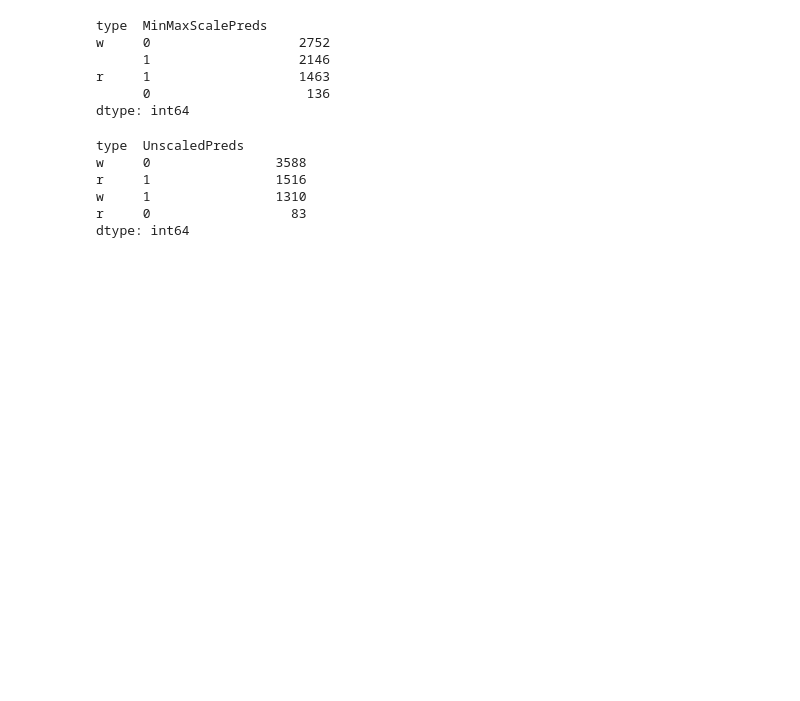
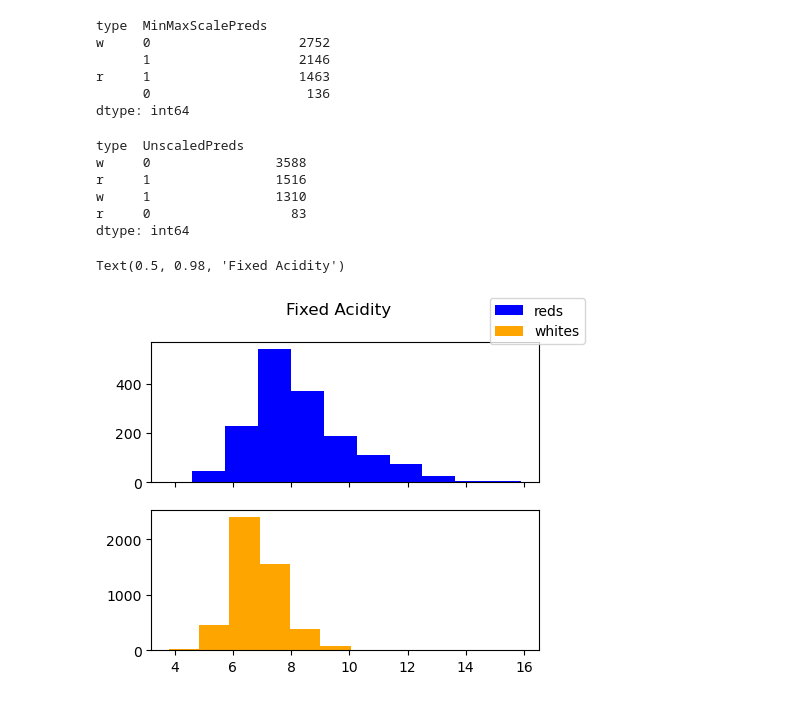
Before and after one commit to nmdollhopf/team1_wine_project, a Jupyter notebook: initial_unsupervised_clustering.ipynb, the cells around one changed output. Drawn from its saved outputs; the diff is of its cells as text; code cells hidden in the pictures; blank space fills up the shorter version.

Commit message:
histogram plots and dirty output plots with clustering guesses

```diff
--- a/initial_unsupervised_clustering.ipynb
+++ b/initial_unsupervised_clustering.ipynb
@@ -323,0 +327,17 @@ dtype: int64
+# %%
+# reds_noqual.columns
+# ['fixed acidity', 'volatile acidity', 'citric acid', 'residual sugar',
+#       'chlorides', 'free sulfur dioxide', 'total sulfur dioxide', 'density',
+#       'pH', 'sulphates', 'alcohol', 'type']
+
+#plt.hist([reds_noqual["fixed acidity"], whites_noqual["fixed acidity"]], density=True, log=False)
+
+fig, axs = plt.subplots(2,1, sharex='col', figsize=(5,4))
+axs[0].hist(reds_noqual["fixed acidity"], label='reds', color='blue')
+axs[1].hist(whites_noqual["fixed acidity"], label='whites', color='orange')
+
+fig.legend()
+fig.suptitle("Fixed Acidity")
+# %% [output]
+Text(0.5, 0.98, 'Fixed Acidity')
+[figure, added]
```
Also changed, not shown: parts of 18 cells of this notebook.
